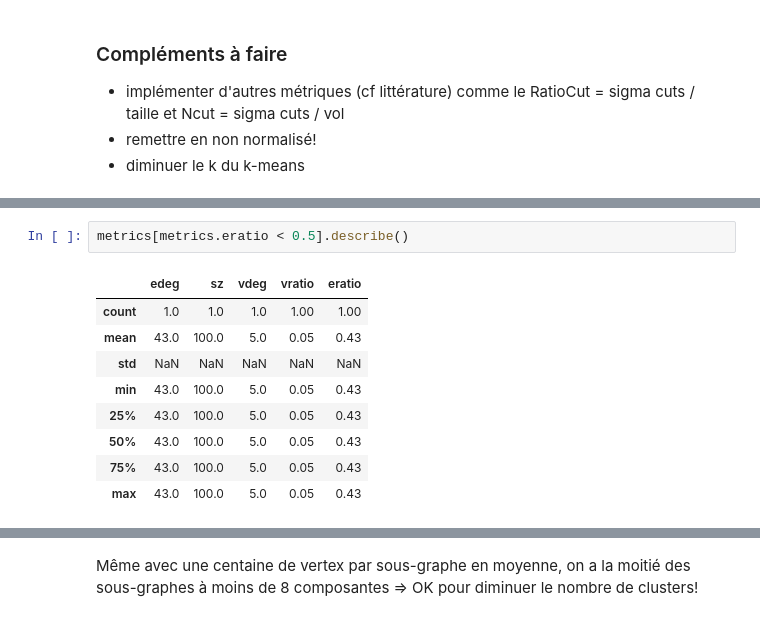
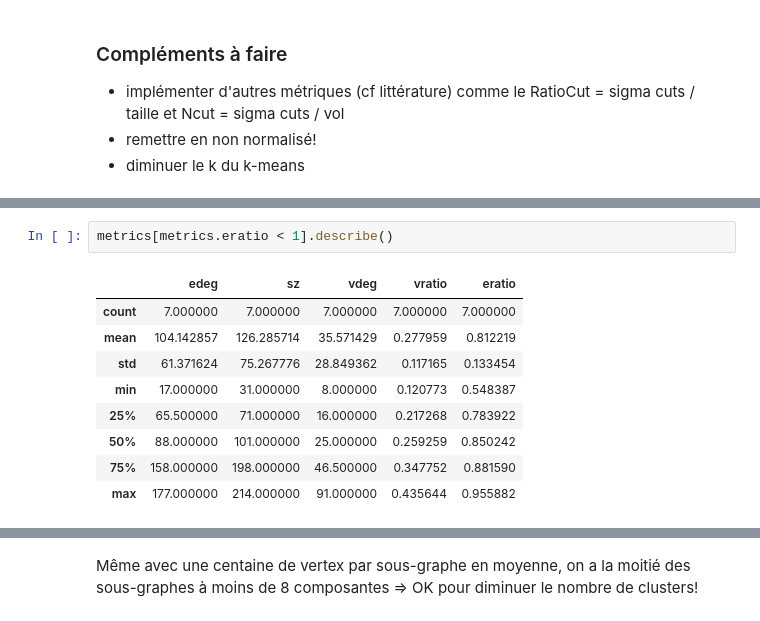
Before and after one commit to yama1968/graph_clustering, a Jupyter notebook: twitter_graph_eigenclusters.ipynb, the cells around one changed output, grey strips where cells are left out. Saved outputs shown, nothing was run; the diff lists cells and outputs as text.

```diff
--- a/twitter_graph_eigenclusters.ipynb
+++ b/twitter_graph_eigenclusters.ipynb
@@ -418,12 +429,12 @@ metrics[metrics.vratio < 0.5][metrics.vdeg < 10].describe()
 # %%
-metrics[metrics.eratio < 0.5].describe()
+metrics[metrics.eratio < 1].describe()
 # %% [output]
 |  | edeg | sz | vdeg | vratio | eratio |
-| count | 1.0 | 1.0 | 1.0 | 1.00 | 1.00 |
-| mean | 43.0 | 100.0 | 5.0 | 0.05 | 0.43 |
-| std | NaN | NaN | NaN | NaN | NaN |
-| min | 43.0 | 100.0 | 5.0 | 0.05 | 0.43 |
-| 25% | 43.0 | 100.0 | 5.0 | 0.05 | 0.43 |
-| 50% | 43.0 | 100.0 | 5.0 | 0.05 | 0.43 |
-| 75% | 43.0 | 100.0 | 5.0 | 0.05 | 0.43 |
-| max | 43.0 | 100.0 | 5.0 | 0.05 | 0.43 |
+| count | 7.000000 | 7.000000 | 7.000000 | 7.000000 | 7.000000 |
+| mean | 104.142857 | 126.285714 | 35.571429 | 0.277959 | 0.812219 |
+| std | 61.371624 | 75.267776 | 28.849362 | 0.117165 | 0.133454 |
+| min | 17.000000 | 31.000000 | 8.000000 | 0.120773 | 0.548387 |
+| 25% | 65.500000 | 71.000000 | 16.000000 | 0.217268 | 0.783922 |
+| 50% | 88.000000 | 101.000000 | 25.000000 | 0.259259 | 0.850242 |
+| 75% | 158.000000 | 198.000000 | 46.500000 | 0.347752 | 0.881590 |
+| max | 177.000000 | 214.000000 | 91.000000 | 0.435644 | 0.955882 |
```
Also changed, not shown: parts of 25 cells of this notebook, 7 other files.
